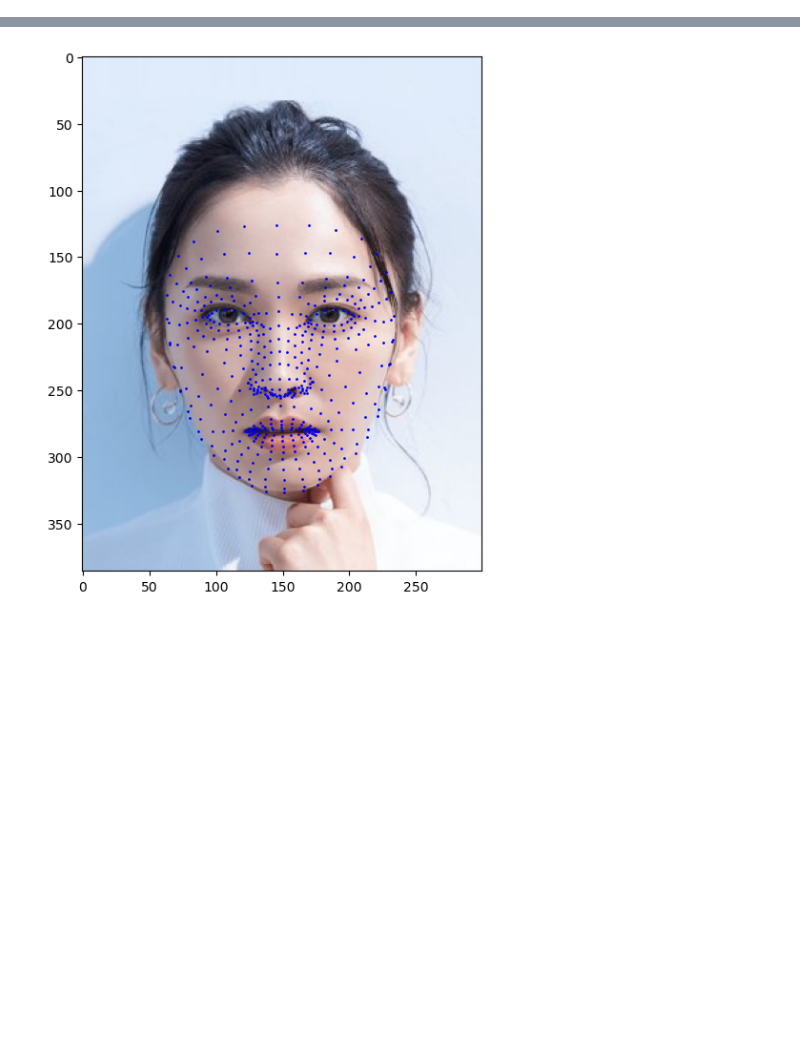
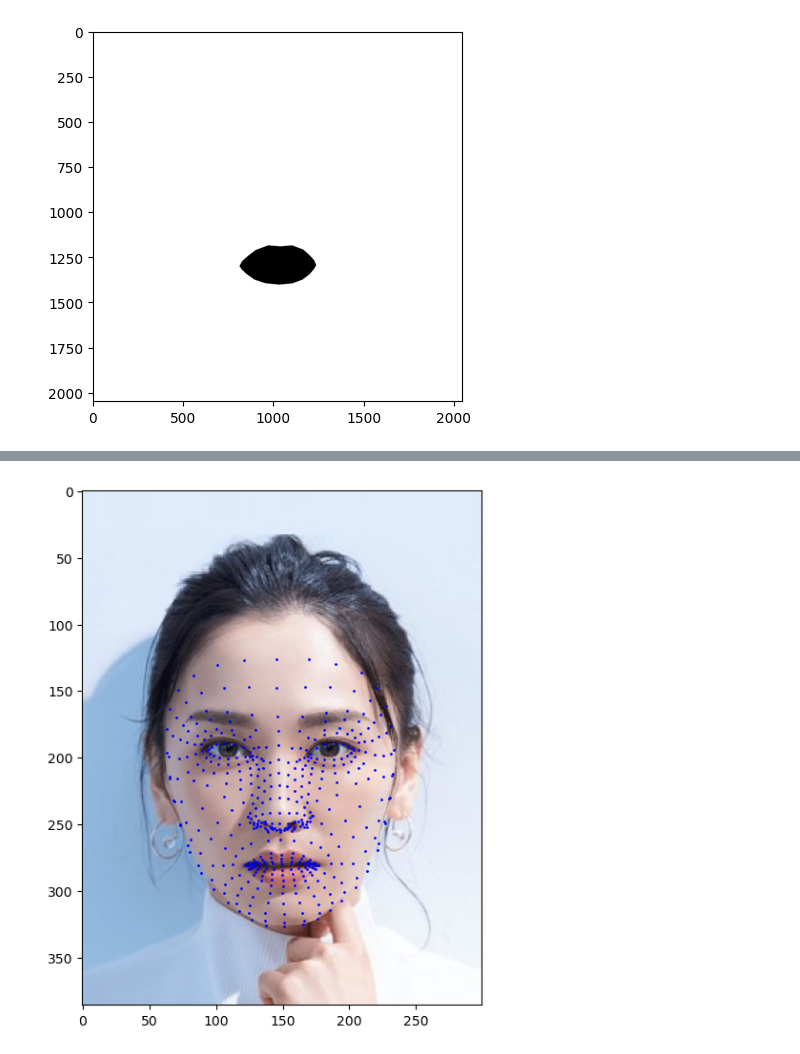
Before and after one commit to jj-tech-io/mediapipe-facemesh, a Jupyter notebook: segment.ipynb, the cells around one changed output, grey strips where cells are left out. Drawn from its saved outputs; the diff is of its cells as text; code cells hidden in the pictures; blank space fills up the shorter version.

Commit message:
albedo segmentation (current, eyes,nose, mouth)
use for paper

```diff
--- a/segment.ipynb
+++ b/segment.ipynb
@@ -17,0 +403,90 @@ from skimage.transform import PiecewiseAffineTransform, warp
+# %%
+# mp_drawing = mp.solutions.drawing_utils
+# mp_face_mesh = mp.solutions.face_mesh
+# drawing_spec = mp_drawing.DrawingSpec(thickness=1, circle_radius=1)
+
+def draw_lines(image, face_landmarks, segments):
+    points = []
+    segs = []
+    for i in segments:
+        p1 = i[0]
+        p2 = i[1]
+        p1x = int(face_landmarks.landmark[p1].x * image.shape[1])
+        p1y = int(face_landmarks.landmark[p1].y * image.shape[0])
+        p2x = int(face_landmarks.landmark[p2].x * image.shape[1])
+        p2y = int(face_landmarks.landmark[p2].y * image.shape[0])
+        points.append((p1x, p1y))
+        points.append((p2x, p2y))
+        segs.append((p1x, p1y))
+
+    # Draw lines
+    for i in range(0, len(points), 2):
+        p1 = points[i]
+        p2 = points[i + 1]
+        cv2.line(image, p1, p2, (255,255, 255), thickness=20)
+    lips_points = np.array(points).reshape((-1, 1, 2))
+    # cv2.floodFill(image, None, (0,0), (255,255, 255))
+    # cv2.fillPoly(image, [lips_points], (0,0,0))
+    return image
+
+def fill_white_circle(m, color = (255,255,255)):
+
+    # mask_ul = draw_lines(mask_ul, face_landmarks, LOWER_LIPS)
+    # Fill lips using PIL
+    m = Image.fromarray(m)
+    # Get white pixel
+    m = np.array(m)
+    seed_point = np.where(np.all(m == color, axis=-1))
+    seed_point = (seed_point[0][0], seed_point[1][0])
+    # Fill lips
+    cv2.floodFill(m, None, seed_point, color)
+
+    return m
+
+# Load the image
+image_path = "C:\\Users\\joeli\\Dropbox\\AE_InputModels\\m53.png"
+image = cv2.imread(image_path)
+
+# Flip the image horizontally for a later selfie-view display, and convert
+# the BGR image to RGB.
+image = cv2.cvtColor(image, cv2.COLOR_BGR2RGB)
+# image = Image.open(image_path).convert('RGB')
+
+with mp_face_mesh.FaceMesh(
+    static_image_mode=True,
+    max_num_faces=1,
+    min_detection_confidence=0.5) as face_mesh:
+
+    # Convert the BGR image to RGB and process it with MediaPipe Face Mesh.
+    results = face_mesh.process(image)
+
+    # Draw face landmarks of the first face (since max_num_faces=1).
+    # if results.multi_face_landmarks:
+    #     for face_landmarks in results.multi_face_landmarks:
+    #         image = draw_landmarks(
+    #             image=image,
+    #             landmarks=face_landmarks)
+
+    # Convert the image back to BGR for display.
+    # image = cv2.cvtColor(image, cv2.COLOR_RGB2BGR)
+    mask = np.zeros(image.shape, dtype=np.uint8)
+    face_landmarks = results.multi_face_landmarks[0]
+
+    mask_ul = draw_lines(mask, face_landmarks, UPPER_LIPS)
+    mask_ul = fill_white_circle(mask_ul)
+    mask_eyes = draw_lines(mask, face_landmarks, LEFT_EYE)
+    mask_eyes = fill_white_circle(mask_eyes)
+    mask_eyes = draw_lines(mask, face_landmarks, RIGHT_EYE)
+    mask_eyes = fill_white_circle(mask_eyes)
+    mask_nose = draw_lines(mask, face_landmarks, LEFT_NOSE)
+    mask_nose = draw_lines(mask, face_landmarks, RIGHT_NOSE)
+    mask_nose = fill_white_circle(mask_nose)
+
+    #concatenate masks
+    mask = mask_ul | mask_eyes | mask_nose
+
+    plt.imshow(mask)
+    plt.show()
+    #gaussian blur
+# %% [output]
+[figure, added]
```
Also changed, not shown: parts of 7 cells of this notebook, 2 other files.
